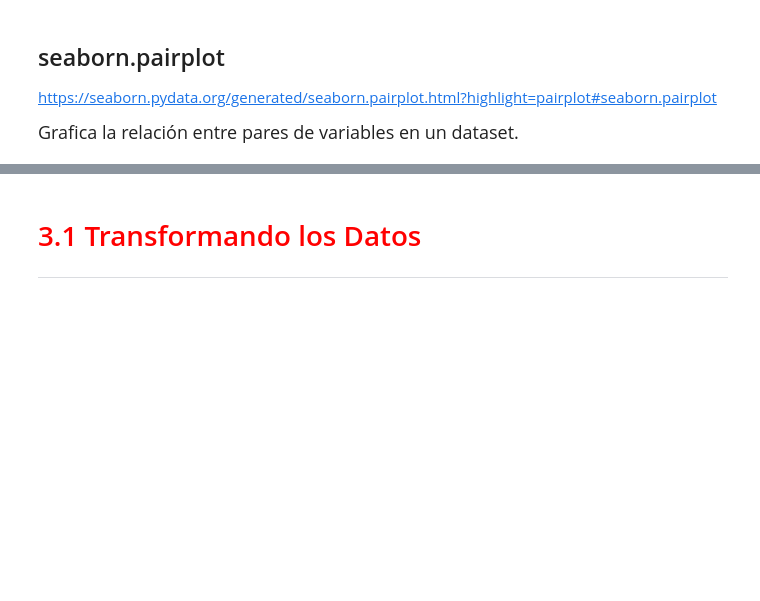
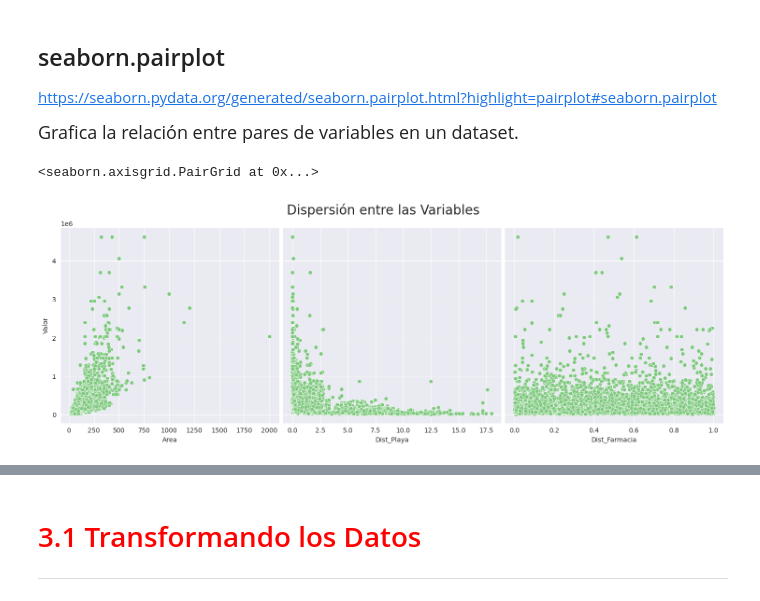
Before and after one commit to ElsaMolina/Cursos_EstadisticasConPython, a Jupyter notebook: Regresión_Lineal_II.ipynb, the cells around one changed output, grey strips where cells are left out. Cells and saved outputs as stored; diff of their text form; code cells hidden in the pictures; blank space fills up the shorter version.

Commit message:
Topic 2: Análisis gráfico Topic 3: Transformación de variables

```diff
--- a/Regresión_Lineal_II.ipynb
+++ b/Regresión_Lineal_II.ipynb
@@ -148,4 +164,13 @@ ax
 https://seaborn.pydata.org/generated/seaborn.pairplot.html?highlight=pairplot#seaborn.pairplot
 
 <p style='font-size: 18px; line-height: 2; margin: 10px 50px; text-align: justify;'>Grafica la relación entre pares de variables en un dataset.</p>
+# %%
+ax= sns.pairplot(datos, y_vars= 'Valor', x_vars= ['Area', 'Dist_Playa', 'Dist_Farmacia'], height=5)
+ax.fig.suptitle('Dispersión entre las Variables', fontsize=20, y=1.05)
+ax
+ax.fig.suptitle('Dispersión entre las Variables', fontsize=20, y=1.05)
+ax
+# %% [output]
+<seaborn.axisgrid.PairGrid at 0x...>
+[figure, added]
 # %%
```
Also changed, not shown: parts of 11 cells of this notebook.
